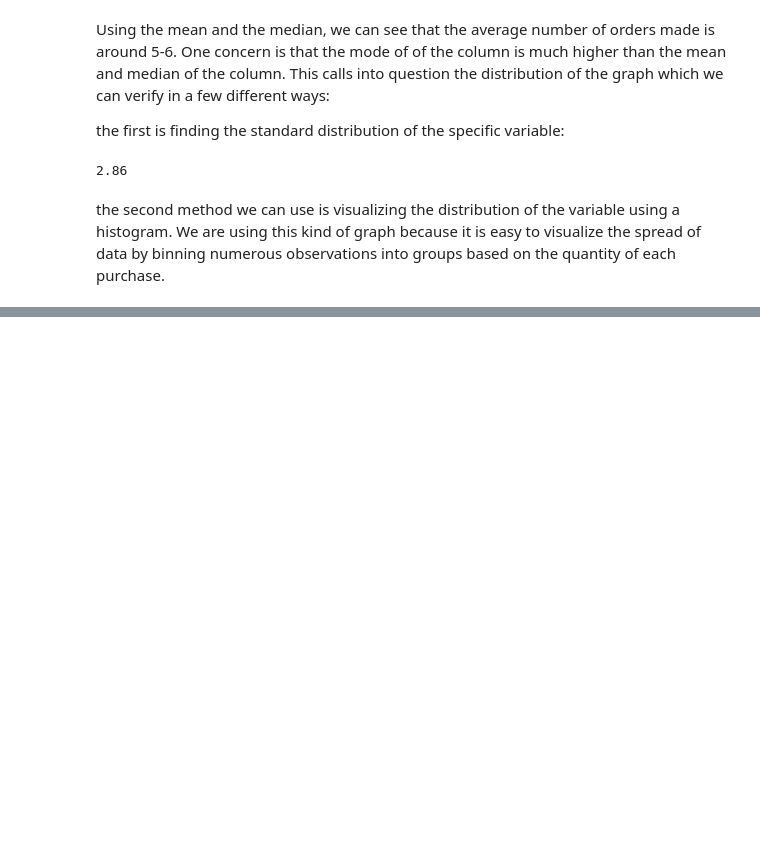
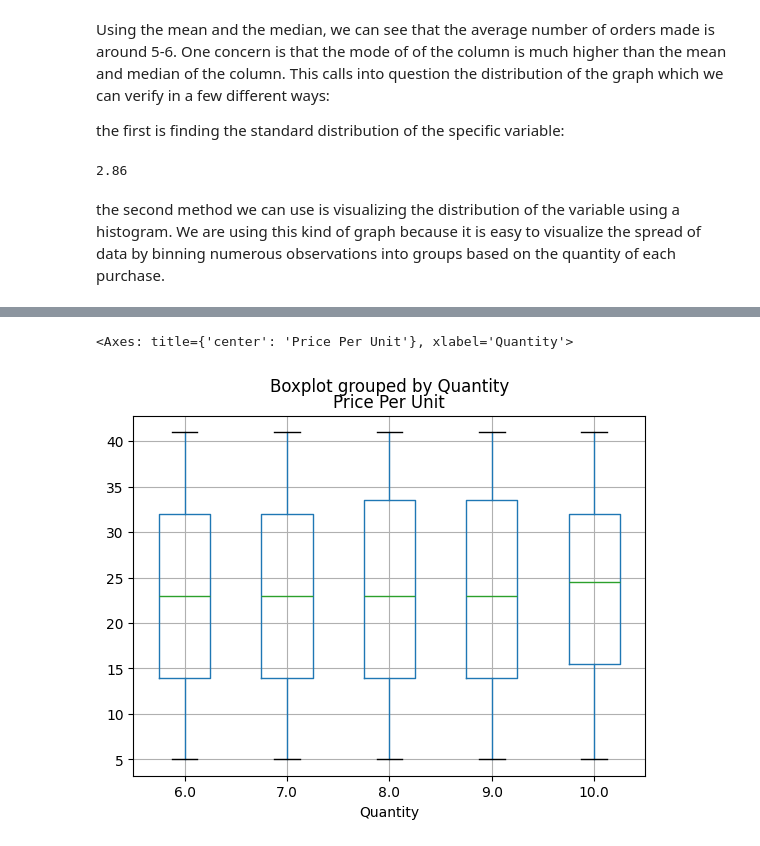
Before and after one commit to Shoufou/CSMODEL-MCO, a Jupyter notebook: CSMODEL CITIZENS - MCO1.ipynb, the cells around one changed output, grey strips where cells are left out. Cells and saved outputs as stored; diff of their text form; code cells hidden in the pictures; blank space fills up the shorter version.

```diff
--- a/CSMODEL CITIZENS - MCO1.ipynb
+++ b/CSMODEL CITIZENS - MCO1.ipynb
@@ -484,0 +489,2 @@ Given this graph, we can see that the data is unimodal (10) with a slight negati
+# %%
+df_filtered = df[df['Quantity'] >= 6]
@@ -484,0 +530,5 @@ Given this graph, we can see that the data is unimodal (10) with a slight negati
+# %%
+df_filtered.boxplot(by = 'Quantity', column = ['Price Per Unit'], grid = 'False')
+# %% [output]
+<Axes: title={'center': 'Price Per Unit'}, xlabel='Quantity'>
+[figure, added]
```
Also changed, not shown: parts of 20 cells of this notebook.
